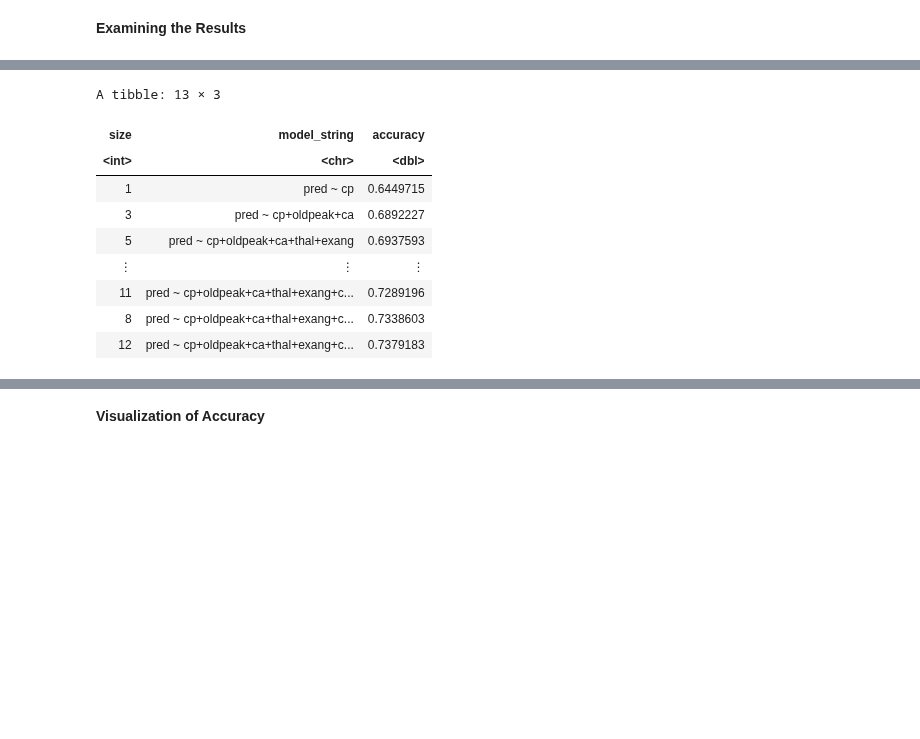
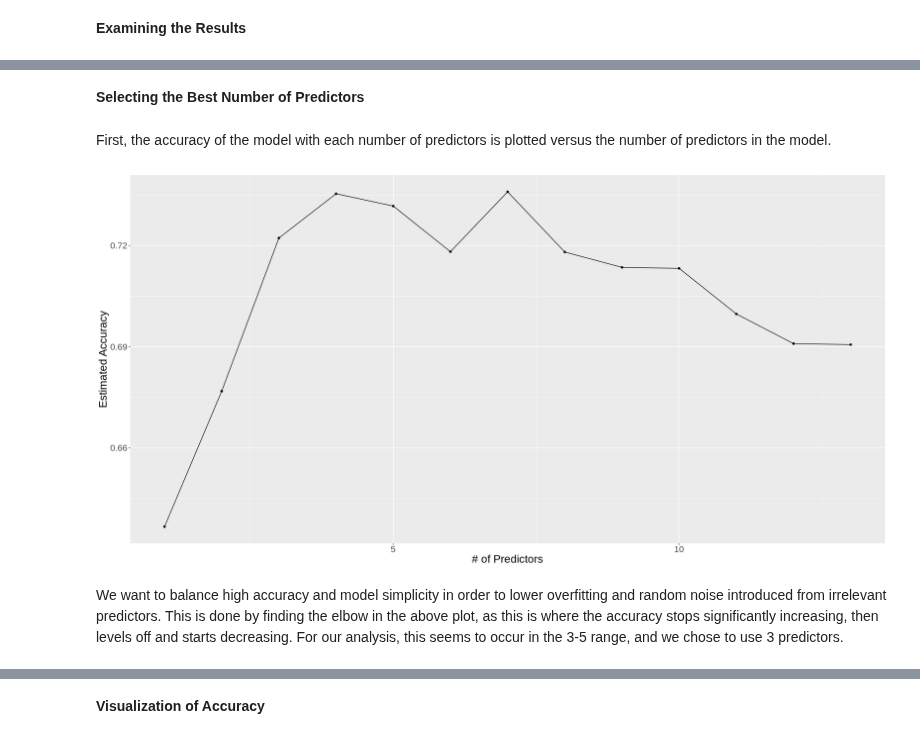
Before and after one commit to 19Lefoue/Heart_disease, a Jupyter notebook: Heart_disease.ipynb, the cells around one changed output, grey strips where cells are left out. Saved outputs shown, nothing was run; the diff lists cells and outputs as text; code cells hidden in the pictures; blank space fills up the shorter version.

Commit message:
Code correction, error analysis correction, grammar, text editing

```diff
--- a/Heart_disease.ipynb
+++ b/Heart_disease.ipynb
@@ -247,33 +224,15 @@ Graph 1.0 : Relationships between several predictors in the data set. Some show
 # %% [markdown]
 Observing the above visualizations, it is clear that some combinations of predictors carry more predictive power than others. There is no distinct relationship between cholesterol level, age of patient, and pred, for instance. This is not ideal, since building a classifier with these variables will not lead to accurate predictions. Moreover, since we have 13 predictors in total, it is very time consuming to find the best selection of predictors. Therefore, we'll be doing forward selection to find the combination of predictors that produces the most accurate classifier.
 # %%
-set.seed(100022)
-#creating a new tibble for foward loops analysis
-disease_subset <- disease_num_train %>%
-  select(age,
-         sex,
-         cp,
-         trestbps,
-         chol,
-         fbs,
-         restecg,
-         thalach,
-         exang,
-         oldpeak,
-         slope,
-         ca,
-         thal,
-         pred)
+#Extract a list of column names for the forward loop
+names <- colnames(disease_num_train %>% select(-pred))
 
-names <- colnames(disease_subset %>% select(-pred))
-
-
-# create a model specification
+#Create a model specification
 knn_spec <- nearest_neighbor(weight_func = "rectangular",
                              neighbors = tune()) %>%
      set_engine("kknn") %>%
      set_mode("classification")
 
 # create a 5-fold cross-validation object
-disease_vfold <- vfold_cv(disease_subset, v = 5, strata = pred)
+disease_vfold <- vfold_cv(disease_num_train, v = 5, strata = pred)
 # %% [markdown]
@@ -308,7 +267,7 @@ for (i in 1:n_total) {
 
         # create a recipe from the model string
         disease_recipe <- recipe(as.formula(model_string),
-                                data = disease_subset) %>%
+                                data = disease_num_train) %>%
                           step_scale(all_predictors()) %>%
                           step_center(all_predictors())
 
@@ -335,4 +294,3 @@ for (i in 1:n_total) {
     selected <- c(selected, names[[jstar]])
     names <- names[-jstar]
 }
-accuracies
@@ -356,14 +324,16 @@ Unfortunately the for loops cannot be broken down into small sections, but the o
-# %%
-max1 <- arrange(accuracies, accuracy)
-max1
-# %% [output]
-A tibble: 13 × 3
-| size | model_string | accuracy |
-| <int> | <chr> | <dbl> |
-| 1 | pred ~ cp | 0.6449715 |
-| 3 | pred ~ cp+oldpeak+ca | 0.6892227 |
-| 5 | pred ~ cp+oldpeak+ca+thal+exang | 0.6937593 |
-| ⋮ | ⋮ | ⋮ |
-| 11 | pred ~ cp+oldpeak+ca+thal+exang+c... | 0.7289196 |
-| 8 | pred ~ cp+oldpeak+ca+thal+exang+c... | 0.7338603 |
-| 12 | pred ~ cp+oldpeak+ca+thal+exang+c... | 0.7379183 |
+# %% [markdown]
+**Selecting the Best Number of Predictors**
+# %% [markdown]
+First, the accuracy of the model with each number of predictors is plotted versus the number of predictors in the model.
+# %%
+accuracy_plot<-ggplot(accuracies,aes(x=size,y=accuracy))+
+               geom_point()+
+               geom_line()+
+               xlab('# of Predictors')+
+               ylab('Estimated Accuracy')+
+               theme(text = element_text(size = 20))
+accuracy_plot
+# %% [output]
+[figure, added]
+# %% [markdown]
+We want to balance high accuracy and model simplicity in order to lower overfitting and random noise introduced from irrelevant predictors. This is done by finding the elbow in the above plot, as this is where the accuracy stops significantly increasing, then levels off and starts decreasing. For our analysis, this seems to occur in the 3-5 range, and we chose to use 3 predictors.
```
Also changed, not shown: parts of 45 cells of this notebook.
